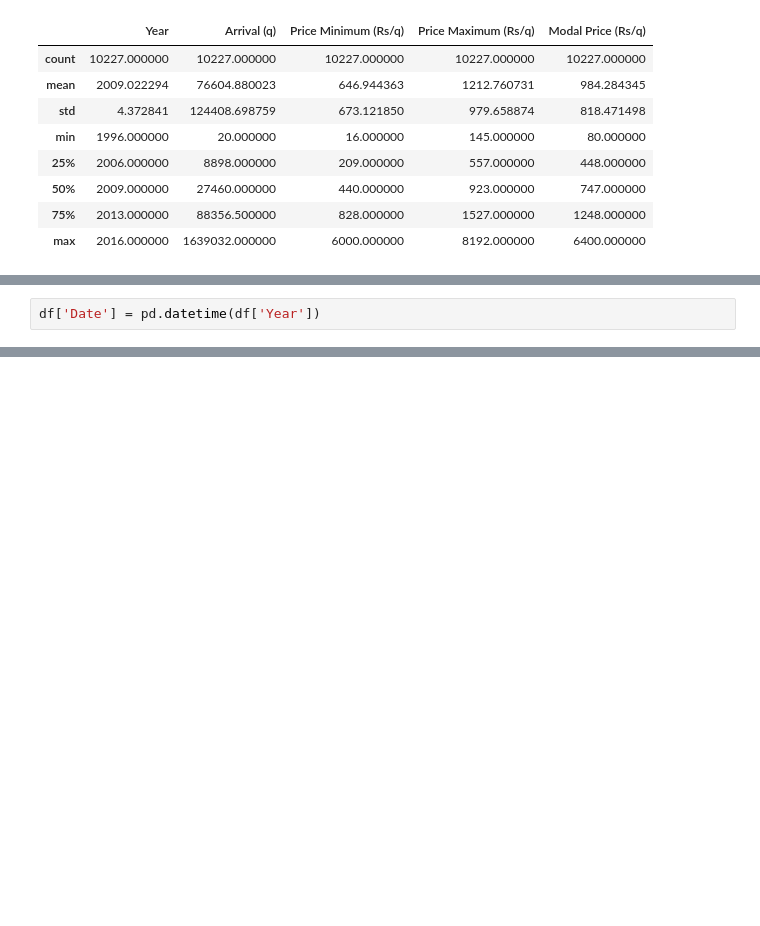
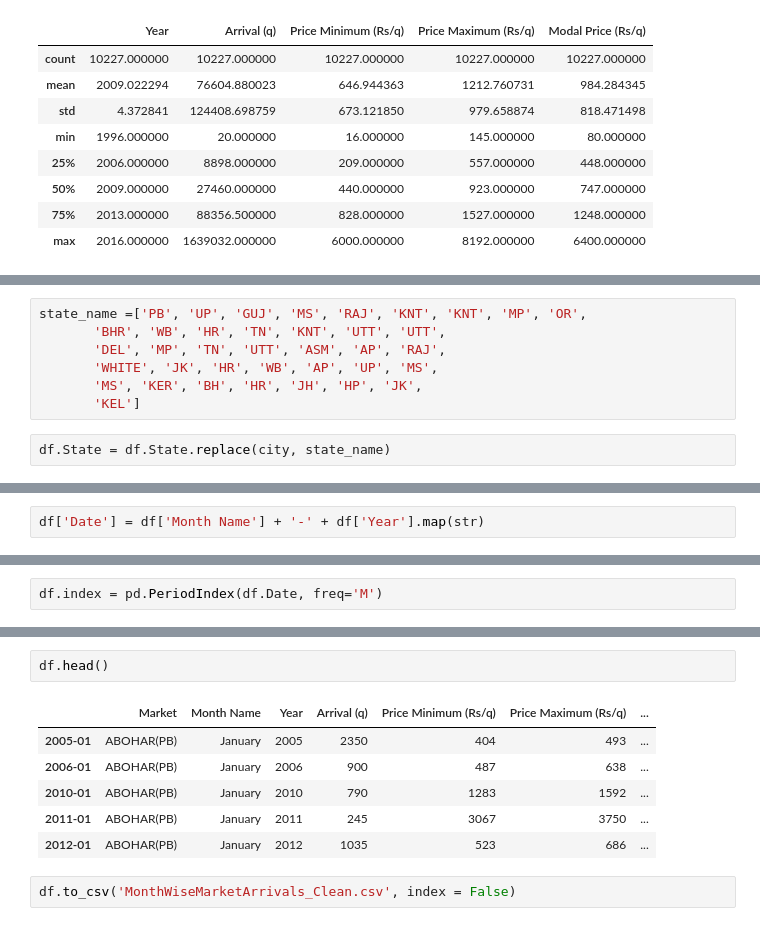
Before and after one commit to ababook/intro-python-data-science, a Jupyter notebook: onion/3-Refine.ipynb, the cells around one changed output, grey strips where cells are left out. Cells and saved outputs as stored; diff of their text form; blank space fills up the shorter version.

```diff
--- a/onion/3-Refine.ipynb
+++ b/onion/3-Refine.ipynb
@@ -137,0 +196,9 @@ df.describe()
+# %%
+state_name =['PB', 'UP', 'GUJ', 'MS', 'RAJ', 'KNT', 'KNT', 'MP', 'OR',
+       'BHR', 'WB', 'HR', 'TN', 'KNT', 'UTT', 'UTT',
+       'DEL', 'MP', 'TN', 'UTT', 'ASM', 'AP', 'RAJ',
+       'WHITE', 'JK', 'HR', 'WB', 'AP', 'UP', 'MS',
+       'MS', 'KER', 'BH', 'HR', 'JH', 'HP', 'JK',
+       'KEL']
+# %%
+df.State = df.State.replace(city, state_name)
@@ -138,2 +226,2 @@ df.describe()
 # %%
-df['Date'] = pd.datetime(df['Year'])
+df['Date'] = df['Month Name'] + '-' + df['Year'].map(str)
@@ -141,0 +239,2 @@ TypeError: cannot convert the series to <class 'int'>
+# %%
+df.index = pd.PeriodIndex(df.Date, freq='M')
@@ -141,0 +256,11 @@ TypeError: cannot convert the series to <class 'int'>
+# %%
+df.head()
+# %% [output]
+|  | Market | Month Name | Year | Arrival (q) | Price Minimum (Rs/q) | Price Maximum (Rs/q) | ... |
+| 2005-01 | ABOHAR(PB) | January | 2005 | 2350 | 404 | 493 | ... |
+| 2006-01 | ABOHAR(PB) | January | 2006 | 900 | 487 | 638 | ... |
+| 2010-01 | ABOHAR(PB) | January | 2010 | 790 | 1283 | 1592 | ... |
+| 2011-01 | ABOHAR(PB) | January | 2011 | 245 | 3067 | 3750 | ... |
+| 2012-01 | ABOHAR(PB) | January | 2012 | 1035 | 523 | 686 | ... |
+# %%
+df.to_csv('MonthWiseMarketArrivals_Clean.csv', index = False)
```
Also changed, not shown: parts of 22 cells of this notebook, 5 other files.
